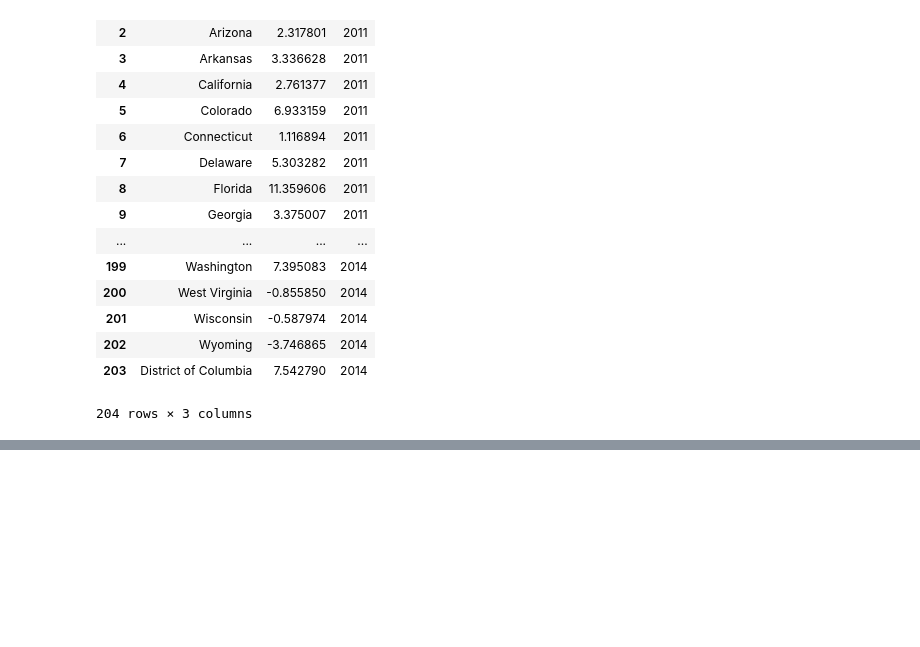
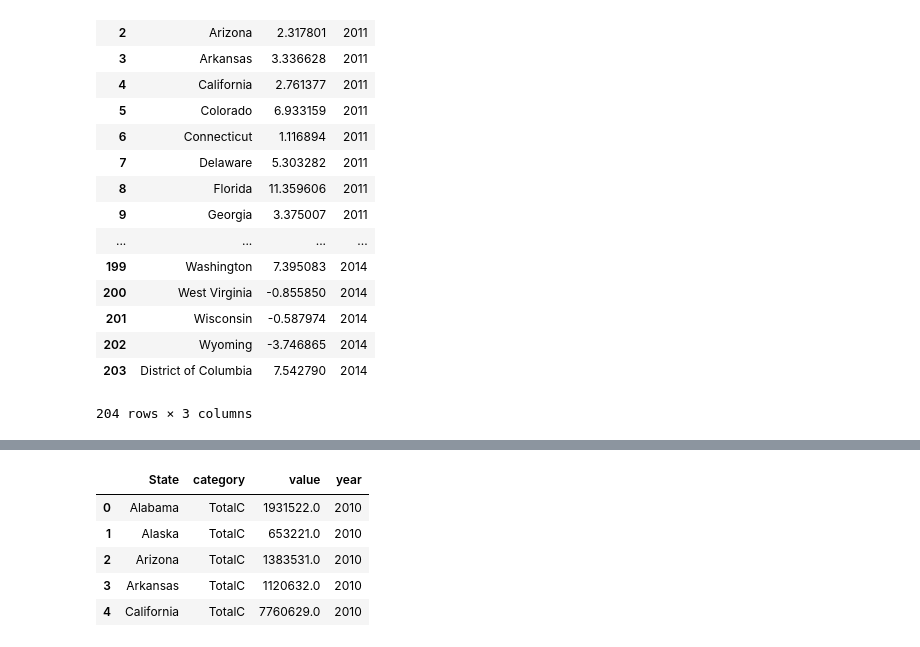
Before and after one commit to phil-trinh/data_viz_examples, a Jupyter notebook: Final_Project/energy_final_project.ipynb, the cells around one changed output, grey strips where cells are left out. Drawn from its saved outputs; the diff is of its cells as text; code cells hidden in the pictures; blank space fills up the shorter version.

```diff
--- a/Final_Project/Final.ipynb
+++ b/Final_Project/energy_final_project.ipynb
@@ -523,0 +577,12 @@ net_migration.to_csv('net_migration.csv', index=False)
+# %%
+split = energy_long['category'].str.split(r'(201[0-4])', expand=True).drop(2, axis=1)
+energy_long['category'] = split[0]
+energy_long['year'] = split[1]
+energy_long.head()
+# %% [output]
+|  | State | category | value | year |
+| 0 | Alabama | TotalC | 1931522.0 | 2010 |
+| 1 | Alaska | TotalC | 653221.0 | 2010 |
+| 2 | Arizona | TotalC | 1383531.0 | 2010 |
+| 3 | Arkansas | TotalC | 1120632.0 | 2010 |
+| 4 | California | TotalC | 7760629.0 | 2010 |
```
Also changed, not shown: parts of 6 cells of this notebook, 10 other files.
